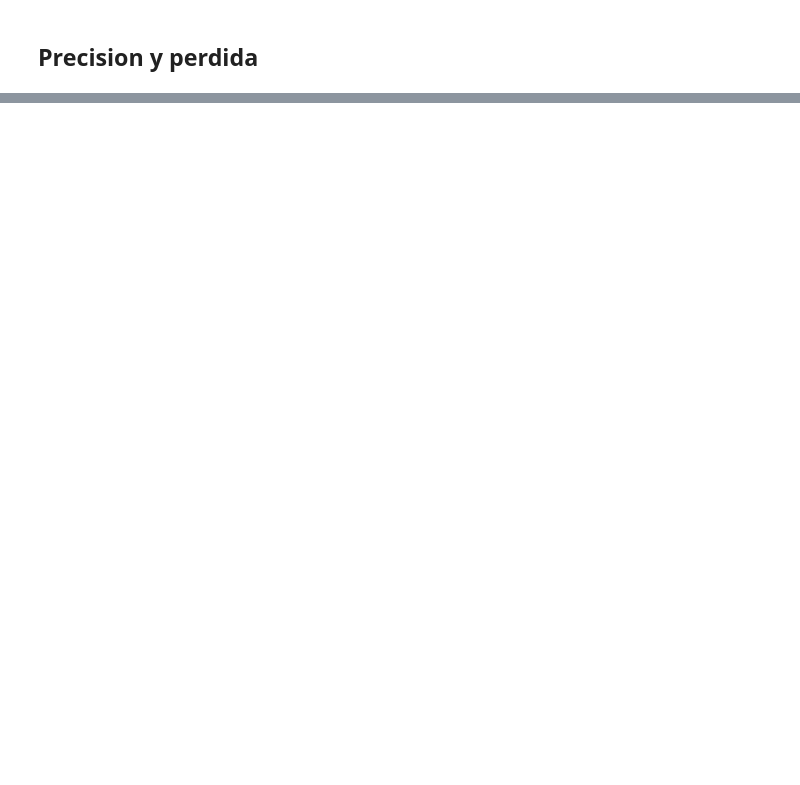
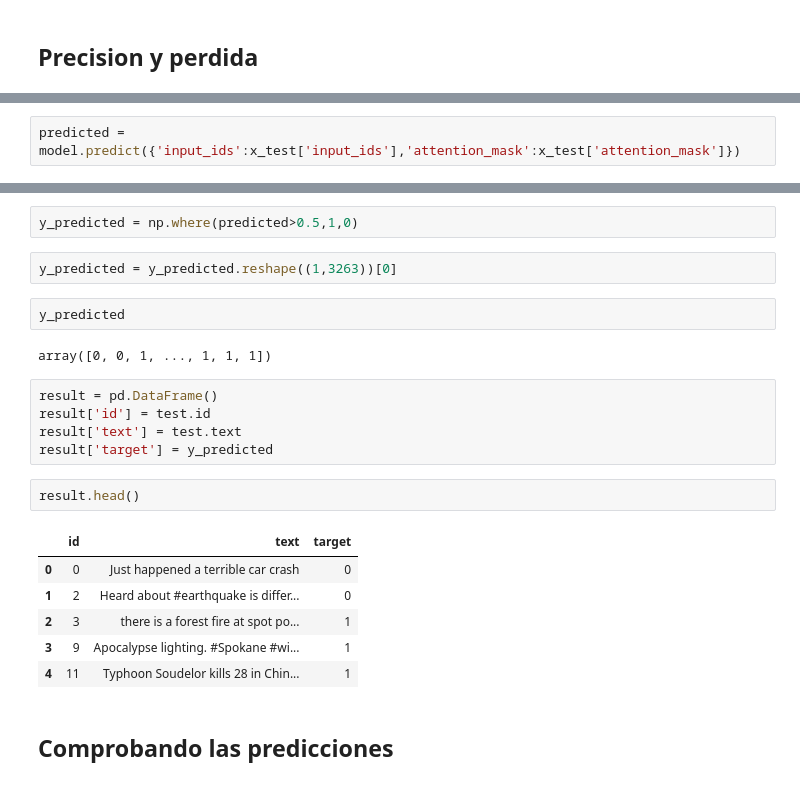
Before and after one commit to Bato007/HDT4_DS, a Jupyter notebook: main.ipynb, the cells around one changed output, grey strips where cells are left out. Cells and saved outputs as stored; diff of their text form; blank space fills up the shorter version.

Commit message:
Prediction w/ BERT

```diff
--- a/main.ipynb
+++ b/main.ipynb
@@ -557,0 +582,2 @@ visual_accuracy_and_loss(final)
+# %%
+predicted = model.predict({'input_ids':x_test['input_ids'],'attention_mask':x_test['attention_mask']})
@@ -557,0 +586,24 @@ visual_accuracy_and_loss(final)
+# %%
+y_predicted = np.where(predicted>0.5,1,0)
+# %%
+y_predicted = y_predicted.reshape((1,3263))[0]
+# %%
+y_predicted
+# %% [output]
+array([0, 0, 1, ..., 1, 1, 1])
+# %%
+result = pd.DataFrame()
+result['id'] = test.id
+result['text'] = test.text
+result['target'] = y_predicted
+# %%
+result.head()
+# %% [output]
+|  | id | text | target |
+| 0 | 0 | Just happened a terrible car crash | 0 |
+| 1 | 2 | Heard about #earthquake is differ... | 0 |
+| 2 | 3 | there is a forest fire at spot po... | 1 |
+| 3 | 9 | Apocalypse lighting. #Spokane #wi... | 1 |
+| 4 | 11 | Typhoon Soudelor kills 28 in Chin... | 1 |
+# %% [markdown]
+## Comprobando las predicciones
```
Also changed, not shown: parts of 19 cells of this notebook.
